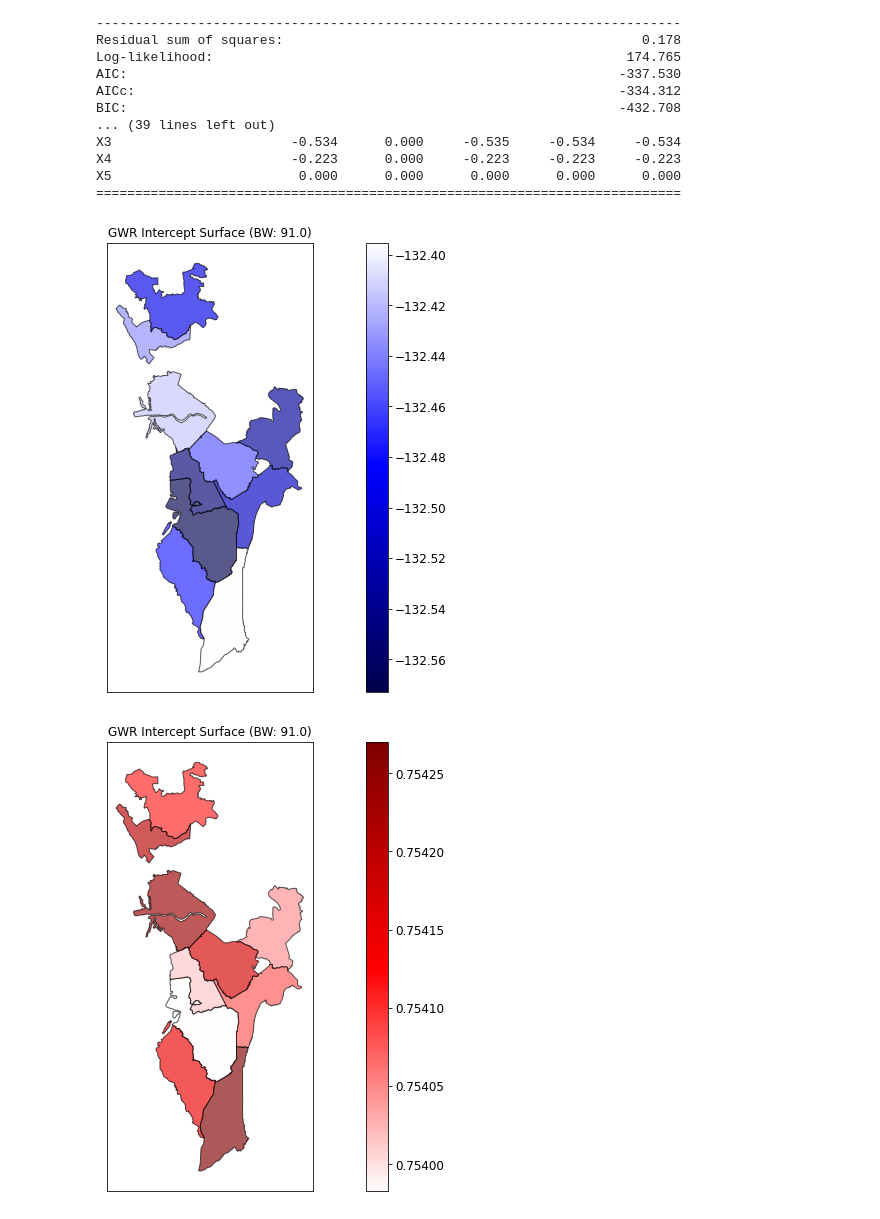
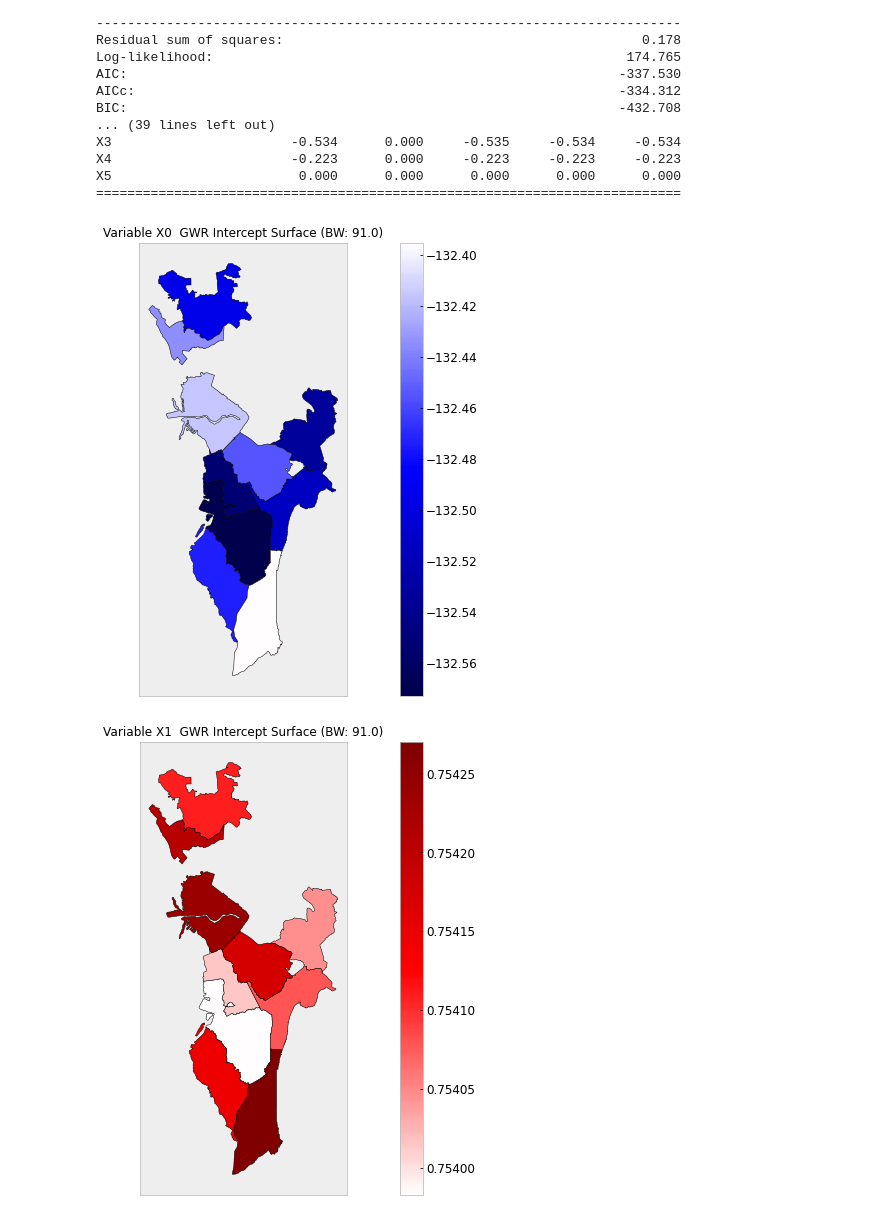
Before and after one commit to callmemark/Correlation-of-Night-Air-Temperature-and-light-pollution-in-major-cities-in-the-Philippines, a Jupyter notebook: Thesis_Proc.ipynb, the cells around one changed output. Cells and saved outputs as stored; diff of their text form; code cells hidden in the pictures.

```diff
--- a/Thesis_Proc.ipynb
+++ b/Thesis_Proc.ipynb
@@ -518,9 +682,9 @@ X5                        0.000      0.000      0.000      0.000      0.000
 # %%
 gwr_filtered_t = gwr_results.filter_tvals()
 # %%
-def show_plot_by_res_index(res_arg):
+def show_plot_by_res_index(res_arg, var_ind_title):
   fig, ax = plt.subplots(nrows=1, ncols=1, figsize=(15,7))
-  ax.set_title('GWR Intercept Surface (BW: ' + str(gwr_bw) +')', fontsize=12)
+  ax.set_title("Variable " + var_ind_title + "  " + 'GWR Intercept Surface (BW: ' + str(gwr_bw) +')', fontsize=12)
 
   cmap = plt.cm.seismic
 
@@ -540,7 +704,7 @@ def show_plot_by_res_index(res_arg):
       cmap = shift_colormap(cmap, start=0.0, midpoint=1 - vmax/(vmax + abs(vmin)), stop=1.)
 
   sm = plt.cm.ScalarMappable(cmap=cmap, norm=plt.Normalize(vmin=vmin, vmax=vmax))
-  NCR_geopckg.plot(cmap=sm.cmap, ax=ax, vmin=vmin, vmax=vmax, **{'edgecolor':'black', 'alpha':.65})
+  NCR_geopckg.plot(cmap=sm.cmap, ax=ax, vmin=vmin, vmax=vmax, **{'edgecolor':'black', 'alpha':1})
 
 
   fig.tight_layout()
@@ -549,13 +713,14 @@ def show_plot_by_res_index(res_arg):
   cbar.ax.tick_params(labelsize=12)
   ax.get_xaxis().set_visible(False)
   ax.get_yaxis().set_visible(False)
+  plt.style.use('seaborn-pastel')
   plt.show()
 # %%
-show_plot_by_res_index(gwr_results.params[:,0])
+show_plot_by_res_index(gwr_results.params[:,0], "X0")
 # %% [output]
-[figure, old version]
+[figure, new version]
 # %%
-show_plot_by_res_index(gwr_results.params[:,1])
+show_plot_by_res_index(gwr_results.params[:,1], "X1")
 # %% [output]
-[figure, old version]
+[figure, new version]
 # %%
```
Also changed, not shown: parts of 16 cells of this notebook.
